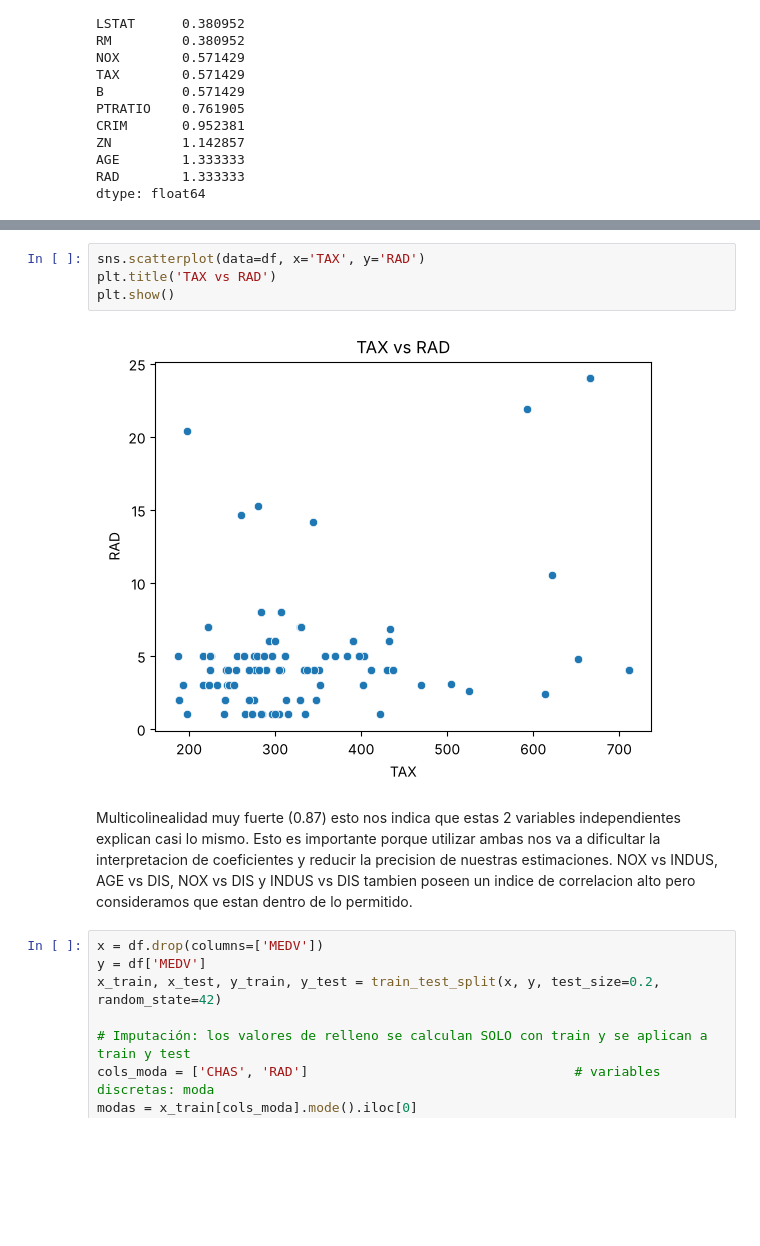
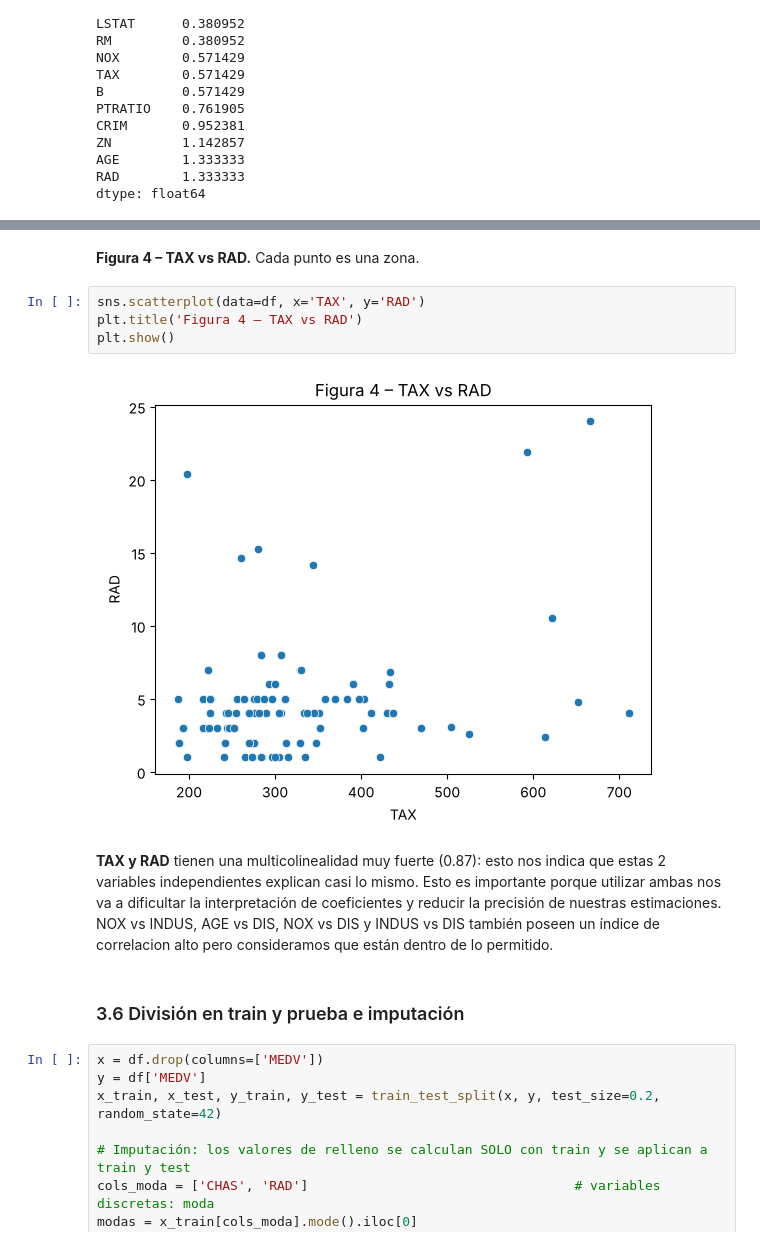
Before and after one commit to sebastianbtmo/TP_AA1_Beltramo_Capisano_Dottavio, a Jupyter notebook: TP_1/TP-regresion-AA1.ipynb, the cells around one changed output, grey strips where cells are left out. Drawn from its saved outputs; the diff is of its cells as text; blank space fills up the shorter version.

```diff
--- a/TP_1/TP-regresion-AA1.ipynb
+++ b/TP_1/TP-regresion-AA1.ipynb
@@ -270,12 +293,16 @@ plt.show()
+# %% [markdown]
+**Figura 4 – TAX vs RAD.** Cada punto es una zona.
 # %%
 sns.scatterplot(data=df, x='TAX', y='RAD')
-plt.title('TAX vs RAD')
+plt.title('Figura 4 – TAX vs RAD')
 plt.show()
 # %% [output]
-[figure, old version]
+[figure, new version]
 # %% [markdown]
-Multicolinealidad muy fuerte (0.87) esto nos indica que estas 2 variables independientes explican casi lo mismo. Esto es importante porque utilizar ambas nos va a dificultar la interpretacion de coeficientes y reducir la precision de nuestras estimaciones.
-NOX vs INDUS, AGE vs DIS, NOX vs DIS y INDUS vs DIS tambien poseen un indice de correlacion alto pero consideramos que estan dentro de lo permitido.
+**TAX y RAD** tienen una multicolinealidad muy fuerte (0.87): esto nos indica que estas 2 variables independientes explican casi lo mismo. Esto es importante porque utilizar ambas nos va a dificultar la interpretación de coeficientes y reducir la precisión de nuestras estimaciones.
+NOX vs INDUS, AGE vs DIS, NOX vs DIS y INDUS vs DIS también poseen un índice de correlacion alto pero consideramos que están dentro de lo permitido.
+# %% [markdown]
+### 3.6 División en train y prueba e imputación
 # %%
 x = df.drop(columns=['MEDV'])
 y = df['MEDV']
```
Also changed, not shown: parts of 29 cells of this notebook.
